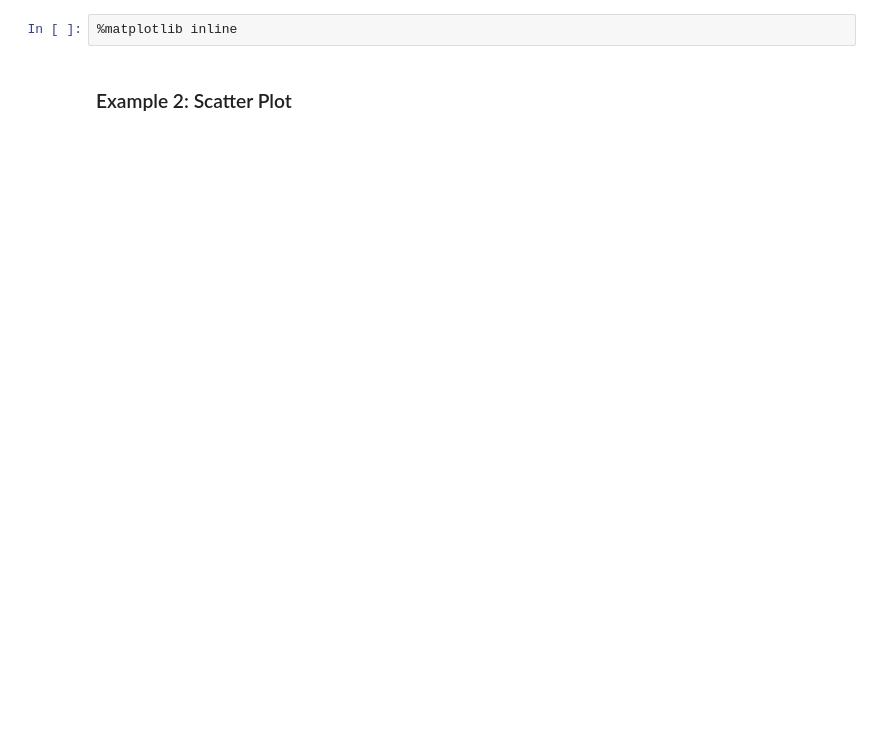
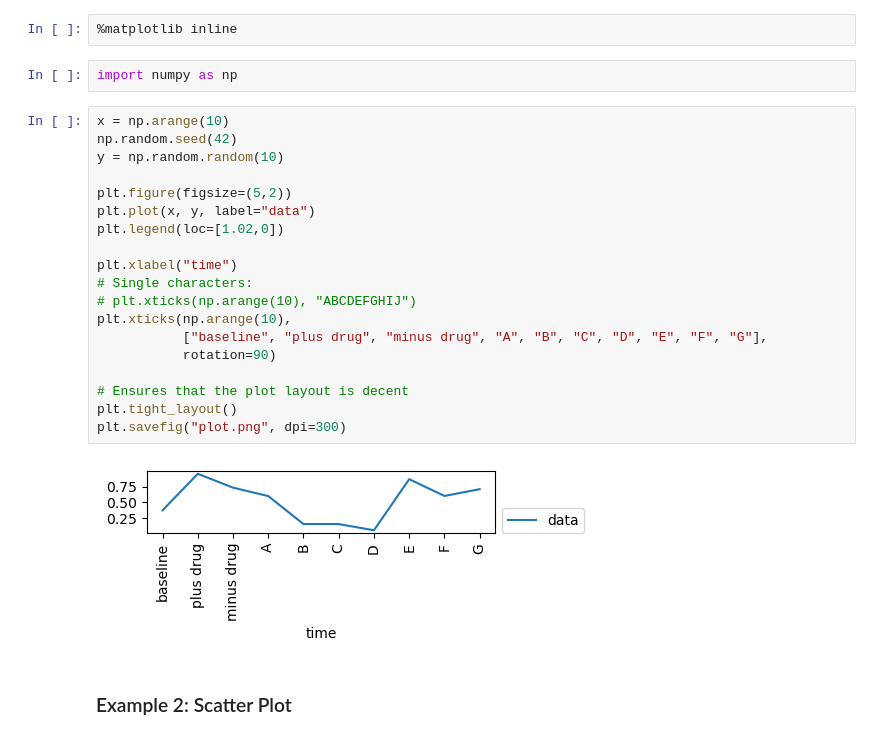
Before and after one commit to anki-xyz/beginner2026, a Jupyter notebook: notebooks/Day 3 - Introduction to numpy, pandas and matplotlib.ipynb, the cells around one changed output. Saved outputs shown, nothing was run; the diff lists cells and outputs as text; blank space fills up the shorter version.

```diff
--- a/notebooks/Day 3 - Introduction to numpy, pandas and matplotlib.ipynb
+++ b/notebooks/Day 3 - Introduction to numpy, pandas and matplotlib.ipynb
@@ -126,4 +292,27 @@ Name: 0, dtype: object
 # %%
 %matplotlib inline
+# %%
+import numpy as np
+# %%
+x = np.arange(10)
+np.random.seed(42)
+y = np.random.random(10)
+
+plt.figure(figsize=(5,2))
+plt.plot(x, y, label="data")
+plt.legend(loc=[1.02,0])
+
+plt.xlabel("time")
+# Single characters:
+# plt.xticks(np.arange(10), "ABCDEFGHIJ")
+plt.xticks(np.arange(10),
+           ["baseline", "plus drug", "minus drug", "A", "B", "C", "D", "E", "F", "G"],
+           rotation=90)
+
+# Ensures that the plot layout is decent
+plt.tight_layout()
+plt.savefig("plot.png", dpi=300)
+# %% [output]
+[figure, added]
 # %% [markdown]
 ### Example 2: Scatter Plot
```
Also changed, not shown: parts of 49 cells of this notebook, 9 other files.
